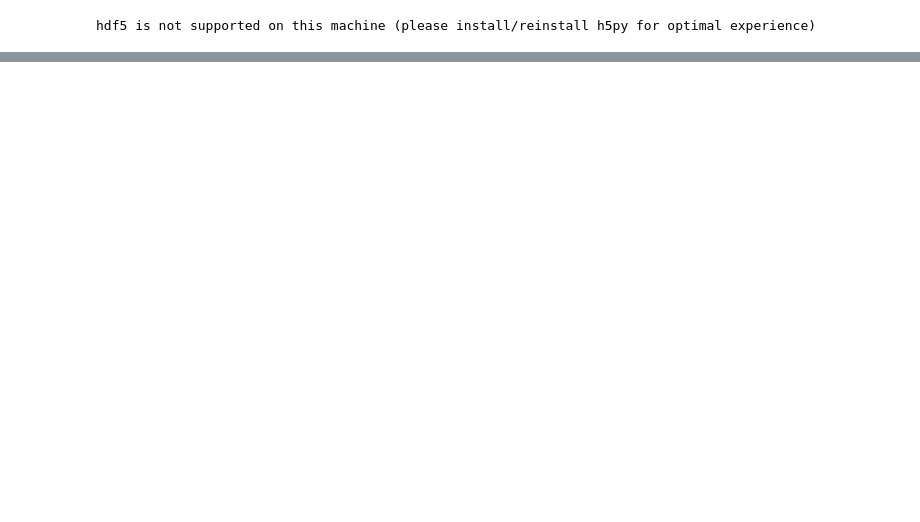
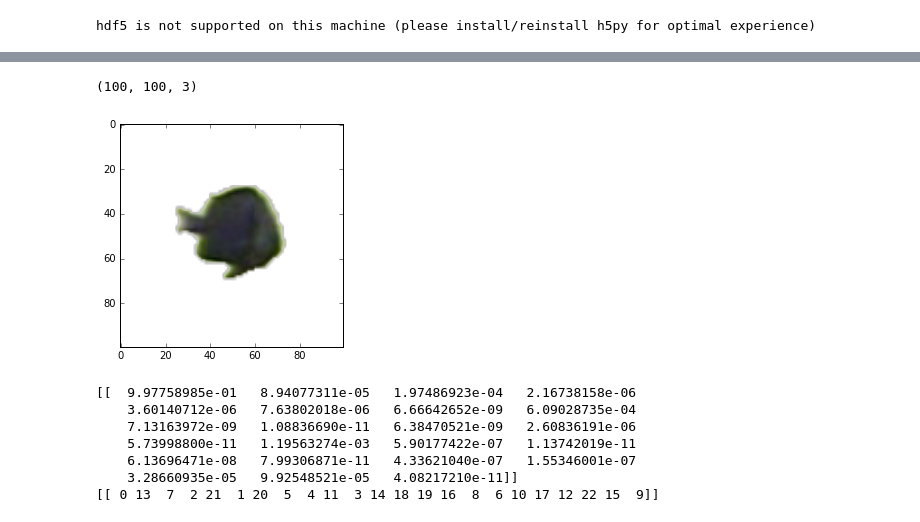
Before and after one commit to sushant-jain/fishesProject, a Jupyter notebook: FishCNN.ipynb, the cells around one changed output, grey strips where cells are left out. Cells and saved outputs as stored; diff of their text form; code cells hidden in the pictures; blank space fills up the shorter version.

```diff
--- a/FishCNN.ipynb
+++ b/FishCNN.ipynb
@@ -39,7 +55,7 @@ from tflearn.layers.conv import conv_2d, max_pool_2d
 from tflearn.layers.core import input_data, dropout, fully_connected
 from tflearn.layers.estimator import regression
 
-convnet = input_data(shape=[None, IMG_SIZE, IMG_SIZE, 3], name='input')
+convnet = input_data(shape=[None, IMG_SIZE, IMG_SIZE, 4], name='input')
 
 convnet = conv_2d(convnet, 32, 5, activation='relu')
 convnet = max_pool_2d(convnet, 5)
@@ -65,7 +81,7 @@ convnet = dropout(convnet, 0.8)
 convnet = fully_connected(convnet, 23, activation='softmax')
 convnet = regression(convnet, optimizer='adam', learning_rate=LR, loss='categorical_crossentropy', name='targets')
 
-model = tflearn.DNN(convnet, tensorboard_dir='log')
+model = tflearn.DNN(convnet, tensorboard_dir='log_mask')
 # %% [output]
 hdf5 is not supported on this machine (please install/reinstall h5py for optimal experience)
 # %%
@@ -78,8 +94,11 @@ test = data[-2000:]
+# %%
+train = data[:-int(len(data)/20)]
+test = data[-int(len(data)/20):]
 # %%
-X = np.array([i[0] for i in train]).reshape(-1,IMG_SIZE,IMG_SIZE,3)
+X = np.array([i[0] for i in train]).reshape(-1,IMG_SIZE,IMG_SIZE,4)
 Y = [i[1] for i in train]
 
-test_x = np.array([i[0] for i in test]).reshape(-1,IMG_SIZE,IMG_SIZE,3)
+test_x = np.array([i[0] for i in test]).reshape(-1,IMG_SIZE,IMG_SIZE,4)
 test_y = [i[1] for i in test]
 
 #X.dtype
@@ -94,3 +113,3 @@ test_x.size
 # %%
-model.fit({'input': X}, {'targets': Y}, n_epoch=3, validation_set=({'input': test_x}, {'targets': test_y}),
+#model.fit({'input': X}, {'targets': Y}, n_epoch=3, validation_set=({'input': test_x}, {'targets': test_y}),
     snapshot_step=500, show_metric=True, run_id=MODEL_NAME)
@@ -100,0 +118,4 @@ KeyboardInterrupt:
+# %%
+X[1,:,:,0:3].shape
+# %% [output]
+(100, 100, 3)
@@ -100,0 +127,16 @@ KeyboardInterrupt:
+# %%
+n=117
+
+plt.imshow(test_x[n,:,:,0:4])
+plt.show()
+print model.predict([test_x[n]])
+print model.predict_label([test_x[n]])
+# %% [output]
+[figure, added]
+[[  9.97758985e-01   8.94077311e-05   1.97486923e-04   2.16738158e-06
+    3.60140712e-06   7.63802018e-06   6.66642652e-09   6.09028735e-04
+    7.13163972e-09   1.08836690e-11   6.38470521e-09   2.60836191e-06
+    5.73998800e-11   1.19563274e-03   5.90177422e-07   1.13742019e-11
+    6.13696471e-08   7.99306871e-11   4.33621040e-07   1.55346001e-07
+    3.28660935e-05   9.92548521e-05   4.08217210e-11]]
+[[ 0 13  7  2 21  1 20  5  4 11  3 14 18 19 16  8  6 10 17 12 22 15  9]]
```
Also changed, not shown: parts of 11 cells of this notebook.
